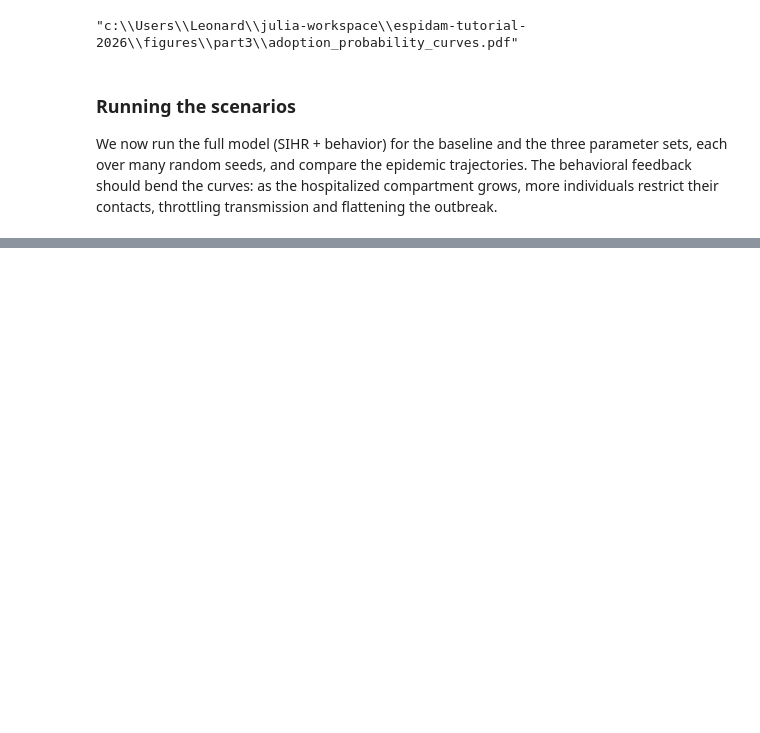
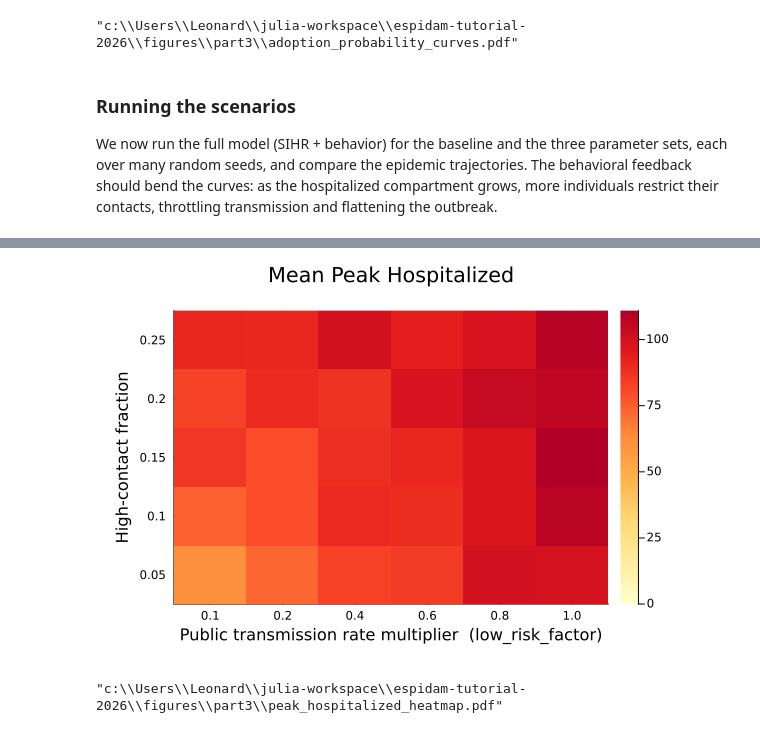
Before and after one commit to lstell21/espidam-tutorial-2026, a Jupyter notebook: Part3.ipynb, the cells around one changed output, grey strips where cells are left out. Drawn from its saved outputs; the diff is of its cells as text; code cells hidden in the pictures; blank space fills up the shorter version.

```diff
--- a/Part3.ipynb
+++ b/Part3.ipynb
@@ -293,0 +418,28 @@ savefig(p_boxes, joinpath(FIGURES_DIR, "behavior_boxes.pdf"))
+# %%
+# Parameter sweep: high-contact fraction × public transmission multiplier
+high_contact_fractions = [0.05, 0.10, 0.15, 0.20, 0.25]
+low_risk_factors       = [0.1, 0.2, 0.4, 0.6, 0.8, 1.0]
+
+peak_hosp_matrix = zeros(length(high_contact_fractions), length(low_risk_factors))
+
+for (i, fhc) in enumerate(high_contact_fractions)
+    for (j, lrf) in enumerate(low_risk_factors)
+        println("fraction_high_contact=$(fhc), low_risk_factor=$(lrf)")
+        mdf = run_simulations(;
+            network_type=:preferential,
+            mean_degree=10,
+            high_contact=:maxdegree,
+            fraction_high_contact=Float64(fhc),
+            low_risk_factor=Float64(lrf),
+            patient_zero=:maxdegree,
+            use_hospitalization=true,
+            hospitalization_prob=0.15,
+            days_to_hospital_recovery=7,
+        )
+        # Mean peak hospitalized across seeds
+        peak_hosp_matrix[i, j] = mean(
+            combine(groupby(mdf, :seed), :hospitalized_count => maximum => :peak).peak
+        )
+    end
+end
+println("Sweep complete.")
@@ -293,0 +464,16 @@ savefig(p_boxes, joinpath(FIGURES_DIR, "behavior_boxes.pdf"))
+# %%
+p_heatmap = heatmap(
+    string.(low_risk_factors), string.(high_contact_fractions), peak_hosp_matrix;
+    xlabel="Public transmission rate multiplier  (low_risk_factor)",
+    ylabel="High-contact fraction",
+    title="Mean Peak Hospitalized",
+    color=:YlOrRd,
+    size=(600, 400),
+    margin=5Measures.mm,
+    clims=(0, maximum(peak_hosp_matrix)),
+)
+display(p_heatmap)
+savefig(p_heatmap, joinpath(FIGURES_DIR, "peak_hospitalized_heatmap.pdf"))
+# %% [output]
+[figure, added]
+"c:\\Users\\Leonard\\julia-workspace\\espidam-tutorial-2026\\figures\\part3\\peak_hospitalized_heatmap.pdf"
```
Also changed, not shown: parts of 15 cells of this notebook, 5 other files.
